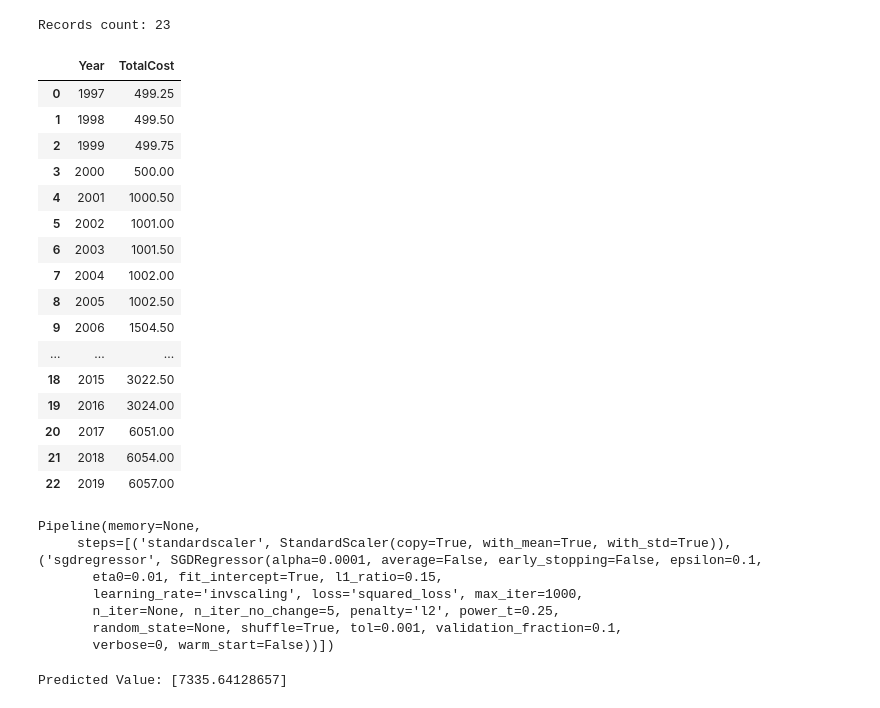
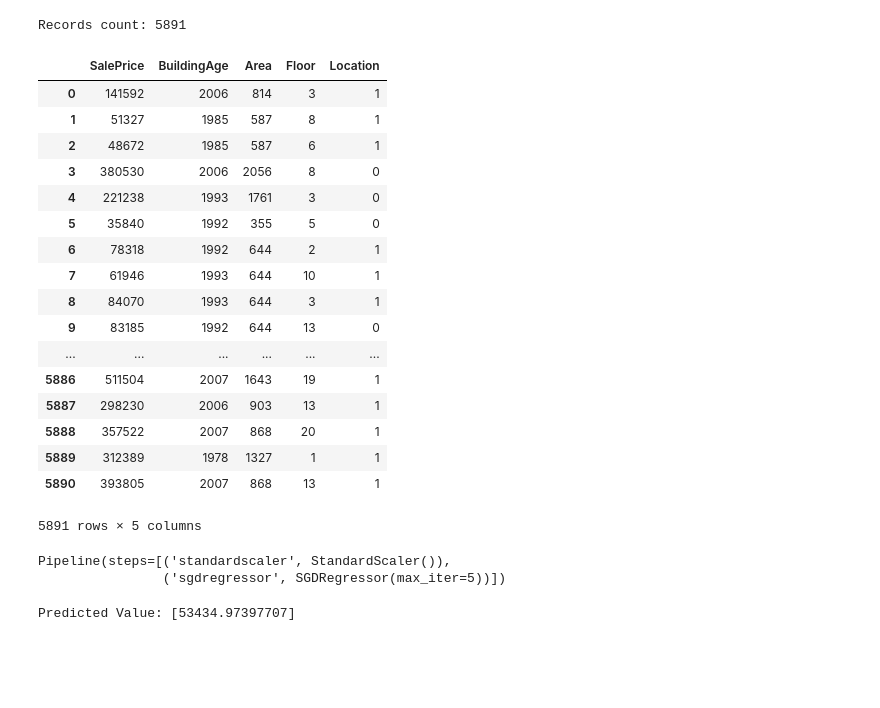
Before and after one commit to Ghoniem-Ghoniem/Machine_Learning, a Jupyter notebook: 01-ML_SGD Single linear regression.ipynb, the cells around one changed output. Saved outputs shown, nothing was run; the diff lists cells and outputs as text; code cells hidden in the pictures; blank space fills up the shorter version.

Commit message:
Update models to start classification

```diff
--- a/01-ML_SGD Single linear regression.ipynb
+++ b/01-ML_SGD Single linear regression.ipynb
@@ -1,53 +1,48 @@
 # %%
 import pandas as pd
-df = pd.read_excel("Sales.xlsx",'Sales')
-df
-from sklearn.linear_model import LinearRegression
+df = pd.read_excel("real_estate_data.xlsx",'Real_Estate_data')
 from sklearn import metrics
-X = df[['Year']]
-y = df[['TotalCost']]
+#selection to attributes where according to the correlation
+X = df[['BuildingAge','Area','Floor']]
+y = df[['SalePrice']]
 print("Records count:",len(df))
 df
 # %% [output]
-Records count: 23
+Records count: 5891
-|  | Year | TotalCost |
-| 0 | 1997 | 499.25 |
-| 1 | 1998 | 499.50 |
-| 2 | 1999 | 499.75 |
-| 3 | 2000 | 500.00 |
-| 4 | 2001 | 1000.50 |
-| 5 | 2002 | 1001.00 |
-| 6 | 2003 | 1001.50 |
-| 7 | 2004 | 1002.00 |
-| 8 | 2005 | 1002.50 |
-| 9 | 2006 | 1504.50 |
-| ... | ... | ... |
-| 18 | 2015 | 3022.50 |
-| 19 | 2016 | 3024.00 |
-| 20 | 2017 | 6051.00 |
-| 21 | 2018 | 6054.00 |
-| 22 | 2019 | 6057.00 |
+|  | SalePrice | BuildingAge | Area | Floor | Location |
+| 0 | 141592 | 2006 | 814 | 3 | 1 |
+| 1 | 51327 | 1985 | 587 | 8 | 1 |
+| 2 | 48672 | 1985 | 587 | 6 | 1 |
+| 3 | 380530 | 2006 | 2056 | 8 | 0 |
+| 4 | 221238 | 1993 | 1761 | 3 | 0 |
+| 5 | 35840 | 1992 | 355 | 5 | 0 |
+| 6 | 78318 | 1992 | 644 | 2 | 1 |
+| 7 | 61946 | 1993 | 644 | 10 | 1 |
+| 8 | 84070 | 1993 | 644 | 3 | 1 |
+| 9 | 83185 | 1992 | 644 | 13 | 0 |
+| ... | ... | ... | ... | ... | ... |
+| 5886 | 511504 | 2007 | 1643 | 19 | 1 |
+| 5887 | 298230 | 2006 | 903 | 13 | 1 |
+| 5888 | 357522 | 2007 | 868 | 20 | 1 |
+| 5889 | 312389 | 1978 | 1327 | 1 | 1 |
+| 5890 | 393805 | 2007 | 868 | 13 | 1 |
+5891 rows × 5 columns
 # %%
 from sklearn.model_selection import train_test_split
-X_train, X_test, y_train, y_test = train_test_split(X, y, test_size=0.5)
+X_train, X_test, y_train, y_test = train_test_split(X, y, test_size=0.50)
 
 from sklearn.preprocessing import StandardScaler
 from sklearn.linear_model import SGDRegressor
 from sklearn.pipeline import make_pipeline
-regressor = make_pipeline(StandardScaler(), SGDRegressor(max_iter=1000, tol=1e-3))
+regressor = make_pipeline(StandardScaler(), SGDRegressor(max_iter=5))
 regressor.fit(X_train, y_train)
 # %% [output]
-Pipeline(memory=None,
-     steps=[('standardscaler', StandardScaler(copy=True, with_mean=True, with_std=True)), ('sgdregressor', SGDRegressor(alpha=0.0001, average=False, early_stopping=False, epsilon=0.1,
-       eta0=0.01, fit_intercept=True, l1_ratio=0.15,
-       learning_rate='invscaling', loss='squared_loss', max_iter=1000,
-       n_iter=None, n_iter_no_change=5, penalty='l2', power_t=0.25,
-       random_state=None, shuffle=True, tol=0.001, validation_fraction=0.1,
-       verbose=0, warm_start=False))])
+Pipeline(steps=[('standardscaler', StandardScaler()),
+                ('sgdregressor', SGDRegressor(max_iter=5))])
 # %%
-print ('Predicted Value:',regressor.predict([[2025]]))
+print ('Predicted Value:',regressor.predict([[1995,280,10]]))
 # %% [output]
-Predicted Value: [7335.64128657]
+Predicted Value: [53434.97397707]
 # %%
 y_pred = regressor.predict(X_test)
 y_pred
```
Also changed, not shown: parts of 4 cells of this notebook, 19 other files.
